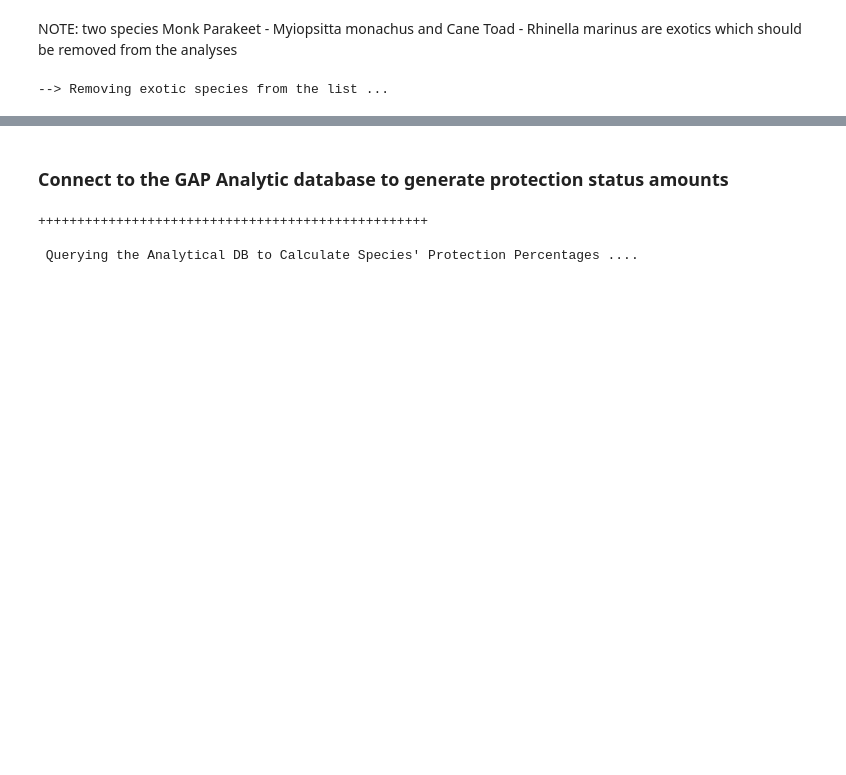
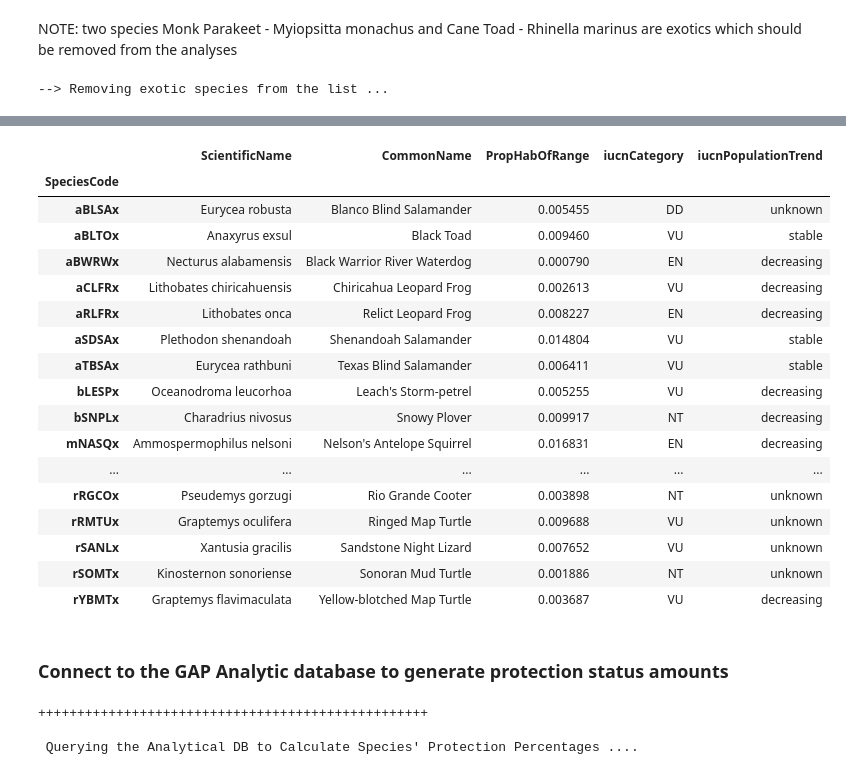
Before and after one commit to mjrubino/Habitat-Restricted-Species, a Jupyter notebook: Habitat-Restricted-Species.ipynb, the cells around one changed output, grey strips where cells are left out. Saved outputs shown, nothing was run; the diff lists cells and outputs as text; code cells hidden in the pictures; blank space fills up the shorter version.

```diff
--- a/Habitat-Restricted-Species.ipynb
+++ b/Habitat-Restricted-Species.ipynb
@@ -279,3 +311,25 @@ dfss = dfAllLow5_IUCN.iloc[ss]
+# %%
+dfShowIUCNCC = dfCC[['ScientificName','CommonName','PropHabOfRange','iucnCategory','iucnPopulationTrend']]
+dfShowIUCNCC
+# %% [output]
+|  | ScientificName | CommonName | PropHabOfRange | iucnCategory | iucnPopulationTrend |
+| SpeciesCode |  |  |  |  |  |
+| aBLSAx | Eurycea robusta | Blanco Blind Salamander | 0.005455 | DD | unknown |
+| aBLTOx | Anaxyrus exsul | Black Toad | 0.009460 | VU | stable |
+| aBWRWx | Necturus alabamensis | Black Warrior River Waterdog | 0.000790 | EN | decreasing |
+| aCLFRx | Lithobates chiricahuensis | Chiricahua Leopard Frog | 0.002613 | VU | decreasing |
+| aRLFRx | Lithobates onca | Relict Leopard Frog | 0.008227 | EN | decreasing |
+| aSDSAx | Plethodon shenandoah | Shenandoah Salamander | 0.014804 | VU | stable |
+| aTBSAx | Eurycea rathbuni | Texas Blind Salamander | 0.006411 | VU | stable |
+| bLESPx | Oceanodroma leucorhoa | Leach's Storm-petrel | 0.005255 | VU | decreasing |
+| bSNPLx | Charadrius nivosus | Snowy Plover | 0.009917 | NT | decreasing |
+| mNASQx | Ammospermophilus nelsoni | Nelson's Antelope Squirrel | 0.016831 | EN | decreasing |
+| ... | ... | ... | ... | ... | ... |
+| rRGCOx | Pseudemys gorzugi | Rio Grande Cooter | 0.003898 | NT | unknown |
+| rRMTUx | Graptemys oculifera | Ringed Map Turtle | 0.009688 | VU | unknown |
+| rSANLx | Xantusia gracilis | Sandstone Night Lizard | 0.007652 | VU | unknown |
+| rSOMTx | Kinosternon sonoriense | Sonoran Mud Turtle | 0.001886 | NT | unknown |
+| rYBMTx | Graptemys flavimaculata | Yellow-blotched Map Turtle | 0.003687 | VU | decreasing |
 # %% [markdown]
 ### Connect to the GAP Analytic database to generate protection status amounts<a name="code63"></a>
 # %%
```
Also changed, not shown: parts of 6 cells of this notebook.
